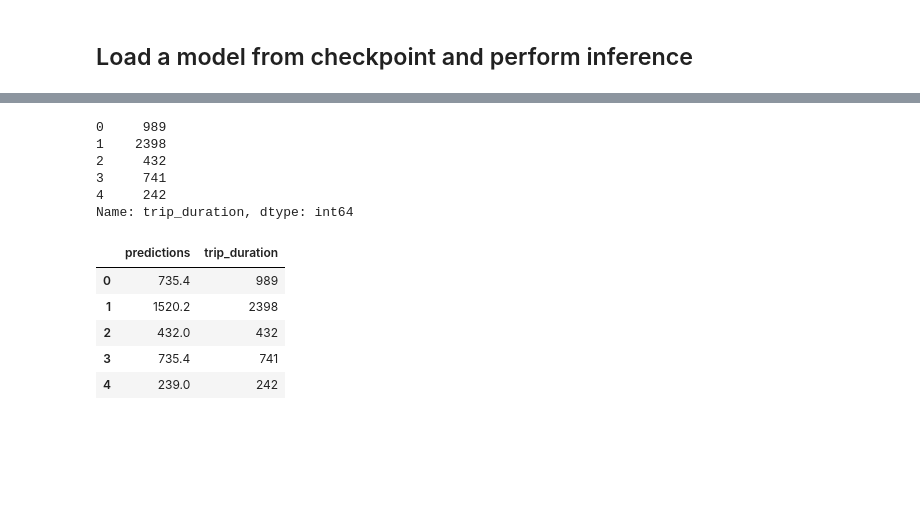
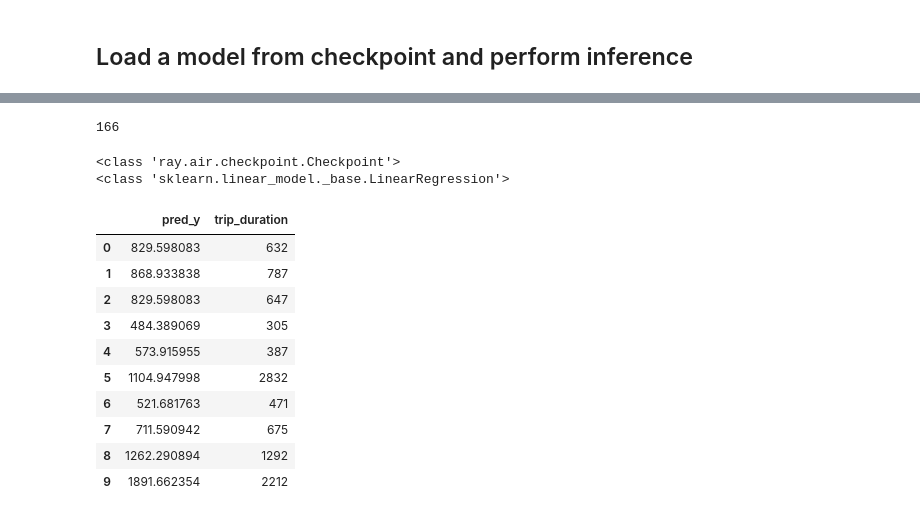
Before and after one commit to christy/AnyscaleDemos, a Jupyter notebook: ray_air_demos/ray_air/batch_tuning.ipynb, the cells around one changed output, grey strips where cells are left out. Saved outputs shown, nothing was run; the diff lists cells and outputs as text; code cells hidden in the pictures; blank space fills up the shorter version.

```diff
--- a/ray_air_demos/ray_air/batch_tuning.ipynb
+++ b/ray_air_demos/ray_air/batch_tuning.ipynb
@@ -384,35 +421,46 @@ the_location
+# %%
+# Get a dropoff location
+the_location = final_df.index[0]
+the_location
+# %% [output]
+166
+# %%
+# Get a checkpoint directly from Ray Tune results
+checkpoint = final_df.checkpoint[the_location]
+print(type(checkpoint))
+
+# Restore a model from checkpoint
+model = checkpoint.to_dict()['model']
+print(type(model))
+# %% [output]
+<class 'ray.air.checkpoint.Checkpoint'>
+<class 'sklearn.linear_model._base.LinearRegression'>
 # %%
-# Create test data
-# TODO how to save the test data so you don't have to re-create it?
-df_list = [read_data(f, the_location) for f in s3_files]
+# Create some test data
+df_list = [read_data(f, the_location) for f in s3_files[:1]]
 df_raw = pd.concat(df_list, ignore_index=True)
 df = transform_df(df_raw)
 
 # Train/test split.
-train_df, test_df = train_test_split(df, test_size=0.2, shuffle=True)
-# train_X = train_df[["passenger_count", "trip_distance"]]
-# train_y = train_df.trip_duration
+_, test_df = train_test_split(df, test_size=0.2, shuffle=True)
 test_X = test_df[["passenger_count", "trip_distance"]]
-test_y = test_df.trip_duration
+test_y = np.array(test_df.trip_duration)  #actual values
-# %%
-# Re-index actual values
-test_y = test_y.reset_index(drop=True)
-test_y
-# %% [output]
-0     989
-1    2398
-2     432
-3     741
-4     242
-Name: trip_duration, dtype: int64
 # %%
-# Inference using restored model from checkpoint
-pred_y = predictor.predict(test_X)
-pd.concat([pred_y, test_y], axis=1, sort=False, join="outer")
+# Perform inference using restored model from checkpoint
+pred_y = model.predict(test_X)
+
+# Zip together predictions and actuals to visualize
+pd.DataFrame(zip(pred_y, test_y),
+             columns = ["pred_y", "trip_duration"])[0:10]
 # %% [output]
-|  | predictions | trip_duration |
-| 0 | 735.4 | 989 |
-| 1 | 1520.2 | 2398 |
-| 2 | 432.0 | 432 |
-| 3 | 735.4 | 741 |
-| 4 | 239.0 | 242 |
+|  | pred_y | trip_duration |
+| 0 | 829.598083 | 632 |
+| 1 | 868.933838 | 787 |
+| 2 | 829.598083 | 647 |
+| 3 | 484.389069 | 305 |
+| 4 | 573.915955 | 387 |
+| 5 | 1104.947998 | 2832 |
+| 6 | 521.681763 | 471 |
+| 7 | 711.590942 | 675 |
+| 8 | 1262.290894 | 1292 |
+| 9 | 1891.662354 | 2212 |
```
Also changed, not shown: parts of 38 cells of this notebook.
